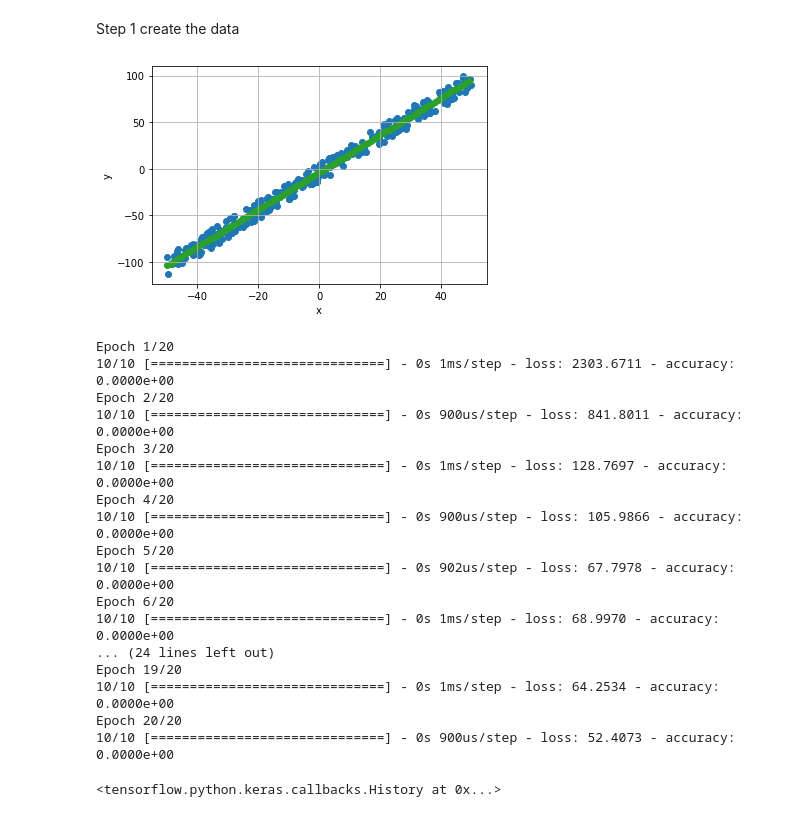
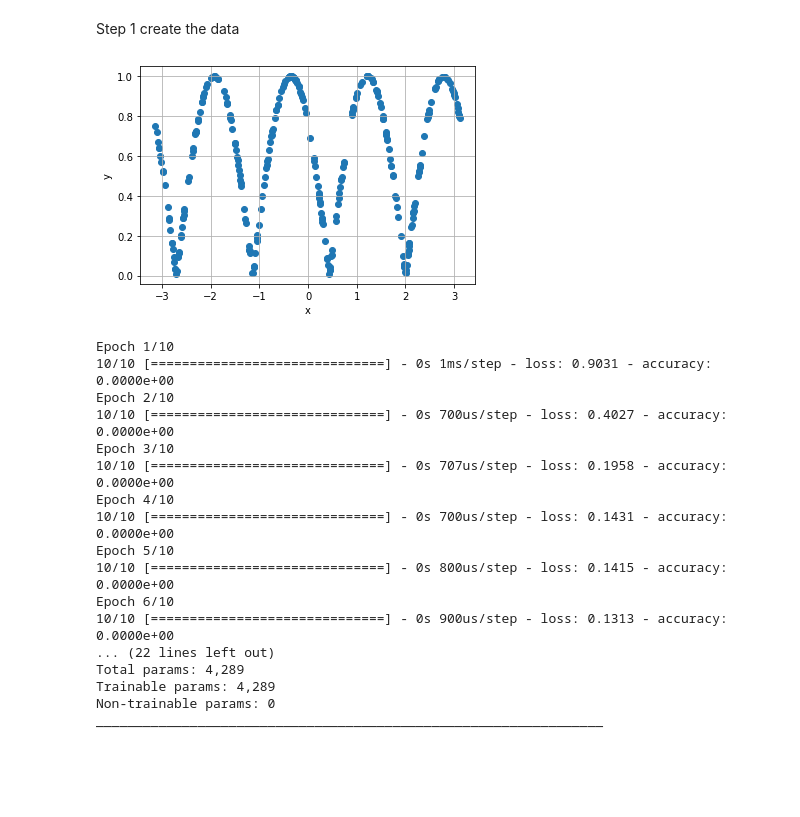
Before and after one commit to davidpitkanen/tensorflowbasics, a Jupyter notebook: helloworld.ipynb, the cells around one changed output. Cells and saved outputs as stored; diff of their text form; code cells hidden in the pictures; blank space fills up the shorter version.

```diff
--- a/helloworld.ipynb
+++ b/helloworld.ipynb
@@ -14,10 +14,10 @@ true_b = -4.0
 # %%
 NUM_EXAMPLES = 1000
 NOISE_FACTOR = 20
-xs = [random.uniform(-50, 50) for i in range(300)]
+xs = [random.uniform(-math.pi, math.pi) for i in range(300)]
 
 
-ys_pred = [true_m * x + true_b + (random.random() -0.5) *NOISE_FACTOR for x in xs]
+ys_pred = [abs(math.sin(true_m * x + true_b)) for x in xs]
 xdata = np.array(xs)
 ydata_pred = np.array(ys_pred)
 # %%
@@ -26,50 +26,47 @@ import matplotlib.pyplot as plt
 import numpy as np
 # %%
 # True data expectation
-t = np.arange(-50.0, 50.0, 1)
-s = true_b + true_m * t
 
 fig, ax = plt.subplots()
 ax.scatter(xs, ydata_pred, c='tab:blue')
-ax.scatter(t, s, c='tab:green')
 
 ax.set(xlabel='x', ylabel='y')
 
 ax.grid()
 plt.show()
 # %% [output]
-[figure, old version]
+[figure, new version]
 # %%
 # define sequential model
-model = tf.keras.models.Sequential([
-  tf.keras.layers.Flatten(input_shape=(1,)),
-  tf.keras.layers.Dense(128, activation='relu'),
-  tf.keras.layers.Dropout(0.2),
-  tf.keras.layers.Dense(256, activation='relu'),
+sequential_model = tf.keras.models.Sequential([
+  tf.keras.layers.Dense(32),
+  tf.keras.layers.Dense(64),
+  tf.keras.layers.Dropout(0.1),
+  tf.keras.layers.Dense(32),
   tf.keras.layers.Dense(1)
 ])
 
-model.compile(optimizer='adam',
+sequential_model.compile(optimizer='adam',
               loss=tf.keras.losses.MeanSquaredError(),
               metrics=['accuracy'])
 
-model.fit(xdata, ydata_pred, epochs=20)
+sequential_model.fit(xdata, ydata_pred, epochs=10)
+sequential_model.summary()
 # %% [output]
-Epoch 1/20
-10/10 [==============================] - 0s 1ms/step - loss: 2303.6711 - accuracy: 0.0000e+00
-Epoch 2/20
-10/10 [==============================] - 0s 900us/step - loss: 841.8011 - accuracy: 0.0000e+00
-Epoch 3/20
-10/10 [==============================] - 0s 1ms/step - loss: 128.7697 - accuracy: 0.0000e+00
-Epoch 4/20
-10/10 [==============================] - 0s 900us/step - loss: 105.9866 - accuracy: 0.0000e+00
-Epoch 5/20
-10/10 [==============================] - 0s 902us/step - loss: 67.7978 - accuracy: 0.0000e+00
-Epoch 6/20
-10/10 [==============================] - 0s 1ms/step - loss: 68.9970 - accuracy: 0.0000e+00
-... (24 lines left out)
-Epoch 19/20
-10/10 [==============================] - 0s 1ms/step - loss: 64.2534 - accuracy: 0.0000e+00
-Epoch 20/20
-10/10 [==============================] - 0s 900us/step - loss: 52.4073 - accuracy: 0.0000e+00
+Epoch 1/10
+10/10 [==============================] - 0s 1ms/step - loss: 0.9031 - accuracy: 0.0000e+00
+Epoch 2/10
+10/10 [==============================] - 0s 700us/step - loss: 0.4027 - accuracy: 0.0000e+00
+Epoch 3/10
+10/10 [==============================] - 0s 707us/step - loss: 0.1958 - accuracy: 0.0000e+00
+Epoch 4/10
+10/10 [==============================] - 0s 700us/step - loss: 0.1431 - accuracy: 0.0000e+00
+Epoch 5/10
+10/10 [==============================] - 0s 800us/step - loss: 0.1415 - accuracy: 0.0000e+00
+Epoch 6/10
+10/10 [==============================] - 0s 900us/step - loss: 0.1313 - accuracy: 0.0000e+00
+... (22 lines left out)
+Total params: 4,289
+Trainable params: 4,289
+Non-trainable params: 0
+_________________________________________________________________
-<tensorflow.python.keras.callbacks.History at 0x...>
```
Also changed, not shown: parts of 5 cells of this notebook, 1 other file.
